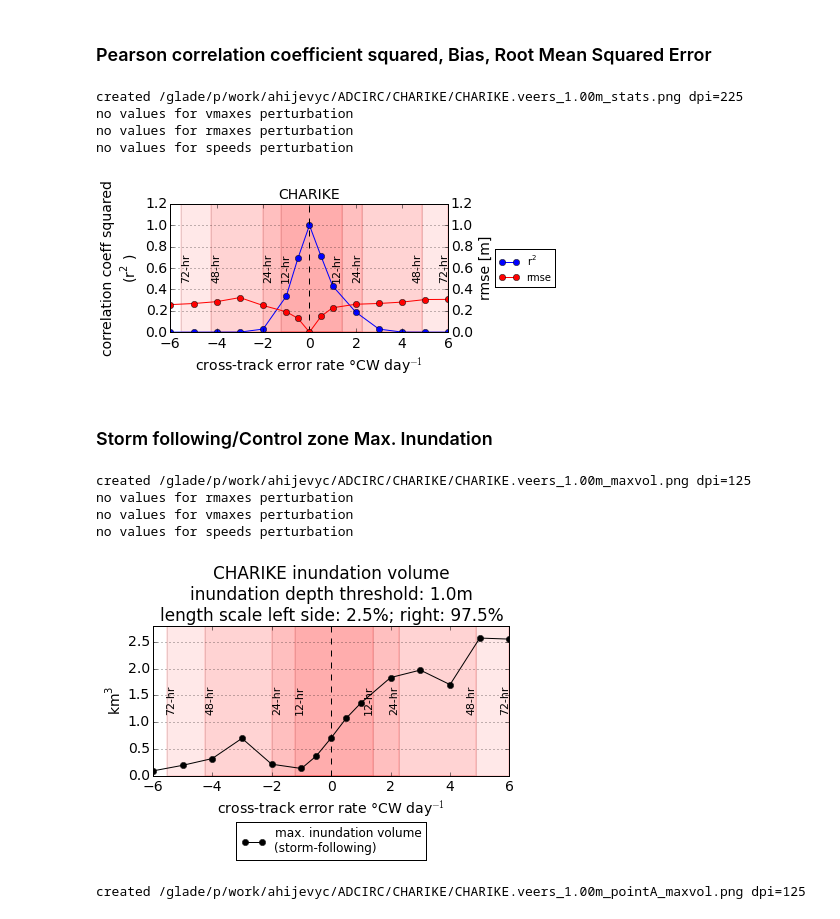
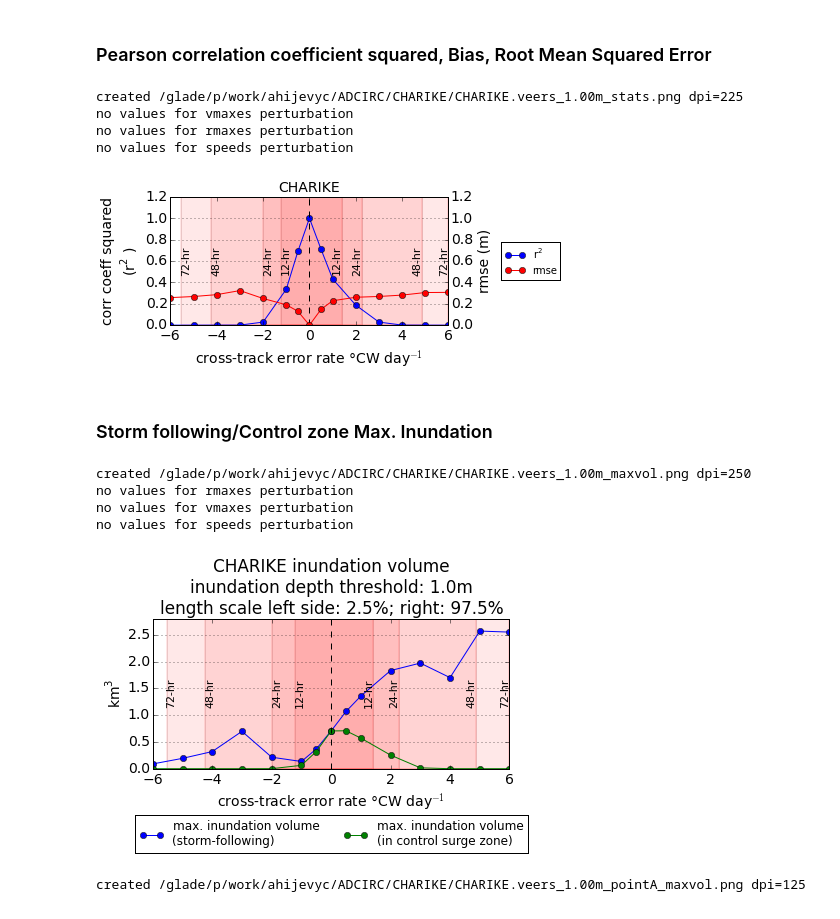
Before and after one commit to ahijevyc/ADCIRC, a Jupyter notebook: CHARIKE.ipynb, the cells around one changed output. Cells and saved outputs as stored; diff of their text form; code cells hidden in the pictures.

```diff
--- a/CHARIKE.ipynb
+++ b/CHARIKE.ipynb
@@ -208,7 +230,7 @@ def forecast_err_boxes(ax, perturbation):
 # %% [markdown]
 ### Compare Control to NOAA Stations (IKE only)
 # %%
-if True and thisstorm.name == 'IKE':
+if False and thisstorm.name == 'IKE':
     import urllib, csv, re
     import cf_units # Provision of wrapper class to support UDUNITS-2, netcdftime calendar
 
@@ -283,7 +305,7 @@ if True and thisstorm.name == 'IKE':
 # %% [markdown]
 ### Compare control to USGS Sensors (IKE only)
 # %%
-if True and thisstorm.name == 'IKE':
+if False and thisstorm.name == 'IKE':
     # USGS stations in Open-File Report 2008-1365
     # Monitoring Inland Storm Surge and Flooding from Hurricane Ike in Texas and Louisiana, September 2008
     # By Jeffery W. East, Michael J. Turco, and Robert R. Mason, Jr.
@@ -351,7 +373,7 @@ if True and thisstorm.name == 'IKE':
 
 
     nc_file = thisstorm.basedir+'control/fort.63.nc'
-
+    print nc_file
     fh = Dataset(nc_file, mode='r')
     meshlat=fh.variables['y'][:]
     meshlon=fh.variables['x'][:]
@@ -612,7 +639,7 @@ for perturbation in [veers, vmaxes, rmaxes, speeds]:
 
     fig, ax = plt.subplots()
     plt.plot(perturbation.values,perturbation.area,marker='o',label='area')
-    plt.tight_layout(rect=(0.04,0.03,1,0.9))
+    plt.tight_layout(rect=(0.05,0.03,1,0.9))
     plt.ylabel('$\mathregular{km^2}$')
     plt.title(perturbation.title)
     ax.yaxis.grid()
@@ -640,7 +667,7 @@ for perturbation in [veers, vmaxes, rmaxes, speeds]:
 
     fig, ax = plt.subplots()
     plt.plot(perturbation.values,perturbation.depth,marker='o',label='avg. depth in inundation zone')
-    plt.tight_layout(rect=(0,0.03,1,0.9))
+    plt.tight_layout(rect=(0.05,0.03,.91,0.9))
     plt.ylabel('$\mathregular{m}$')
     plt.title(perturbation.title)
     ax.yaxis.grid()
@@ -682,37 +709,37 @@ for perturbation in [veers, vmaxes, rmaxes, speeds]:
             obs = fh.variables['obs'][:] # tried np.asarray() but it removed _FillValue
             model = fh.variables['model'][:]
             rmse.append(np.sqrt(np.mean((obs - model)**2)))
             As = np.argmax(model[model<6.5]) # used to find nodes to put in list A (above)
             #print As, model[As], len(perturbation.pointA), perturbation.index, i, model[A]
             perturbation.pointA[i] = model[A]
             fh.close()
 
     #print perturbation.values, r2
     plt.title(perturbation.storm.name, fontsize=14)
     r2p, = plt.plot(perturbation.values,r2,label='$\mathregular{r^2}$',marker='o')
     # biasp, = plt.plot(perturbation.values,bias,label='multiplic. bias',marker='o')
     ax.set_xlabel(perturbation.xlabel)
     plt.axvline(x=0, linestyle='dashed', color='black')
     forecast_err_boxes(ax,perturbation)
 
     ax.yaxis.grid()
     ax.set_ylim(0,1.2)
-    ax.set_ylabel('correlation coeff squared\n($\mathregular{r^2}$)')
+    ax.set_ylabel('corr coeff squared\n($\mathregular{r^2}$)')
     ax2 = ax.twinx()
     ax2.set_ylim(0,1.2)
-    ax2.set_ylabel('rmse [m]')
+    ax2.set_ylabel('rmse (m)')
     rmsep, = ax2.plot(perturbation.values,rmse,label='rmse',marker='o',color='red')
 
     # put legend to the right of the current axis
-    plt.legend(handles=[r2p,rmsep],loc='center left', bbox_to_anchor=(1.15,0.5), fontsize=10)
+    plt.legend(handles=[r2p,rmsep],loc='center left', bbox_to_anchor=(1.17,0.5), fontsize=10)
 
     status = mysavfig(perturbation.storm.basedir+perturbation.storm.name+'.'+perturbation.name+'_'+perturbation.Ithresh+'_stats.png',dpi=225)
 # %% [output]
 created /glade/p/work/ahijevyc/ADCIRC/CHARIKE/CHARIKE.veers_1.00m_stats.png dpi=225
 no values for vmaxes perturbation
 no values for rmaxes perturbation
 no values for speeds perturbation
-[figure, old version]
+[figure, new version]
 # %% [markdown]
 ### Storm following/Control zone Max. Inundation
 # %%
@@ -724,8 +751,8 @@ for perturbation in [veers, rmaxes, vmaxes, speeds]:
     fig, ax = plt.subplots()
     plt.tight_layout(rect=(0.025,0.19,1,0.9))
 
-    ax.plot(perturbation.values,perturbation.max_vol, color='black', marker='o',label='max. inundation volume\n(storm-following)')
-    #ax.plot(perturbation.values,perturbation.max_vol_in_ctrl, marker='o',label='max. inundation volume\n(in control surge zone)')
+    ax.plot(perturbation.values,perturbation.max_vol, marker='o',label='max. inundation volume\n(storm-following)')
+    ax.plot(perturbation.values,perturbation.max_vol_in_ctrl, marker='o',label='max. inundation volume\n(in control surge zone)')
     plt.ylabel('$\mathregular{km^3}$')
     plt.title(perturbation.title)
     ax.set_xlabel(perturbation.xlabel)
@@ -738,13 +765,13 @@ for perturbation in [veers, rmaxes, vmaxes, speeds]:
     # put legend to the right of the current axis
     plt.legend(loc='upper center', bbox_to_anchor=(0.5,-0.27), ncol=2, fontsize=12)
 
-    status = mysavfig(perturbation.storm.basedir+perturbation.storm.name+'.'+perturbation.name+'_'+perturbation.Ithresh+'_maxvol.png')
+    status = mysavfig(perturbation.storm.basedir+perturbation.storm.name+'.'+perturbation.name+'_'+perturbation.Ithresh+'_maxvol.png', dpi=250)
 # %% [output]
-created /glade/p/work/ahijevyc/ADCIRC/CHARIKE/CHARIKE.veers_1.00m_maxvol.png dpi=125
+created /glade/p/work/ahijevyc/ADCIRC/CHARIKE/CHARIKE.veers_1.00m_maxvol.png dpi=250
 no values for rmaxes perturbation
 no values for vmaxes perturbation
 no values for speeds perturbation
-[figure, old version]
+[figure, new version]
 # %%
 perturbation = veers
 fig, ax = plt.subplots()
```
Also changed, not shown: parts of 6 cells of this notebook.
